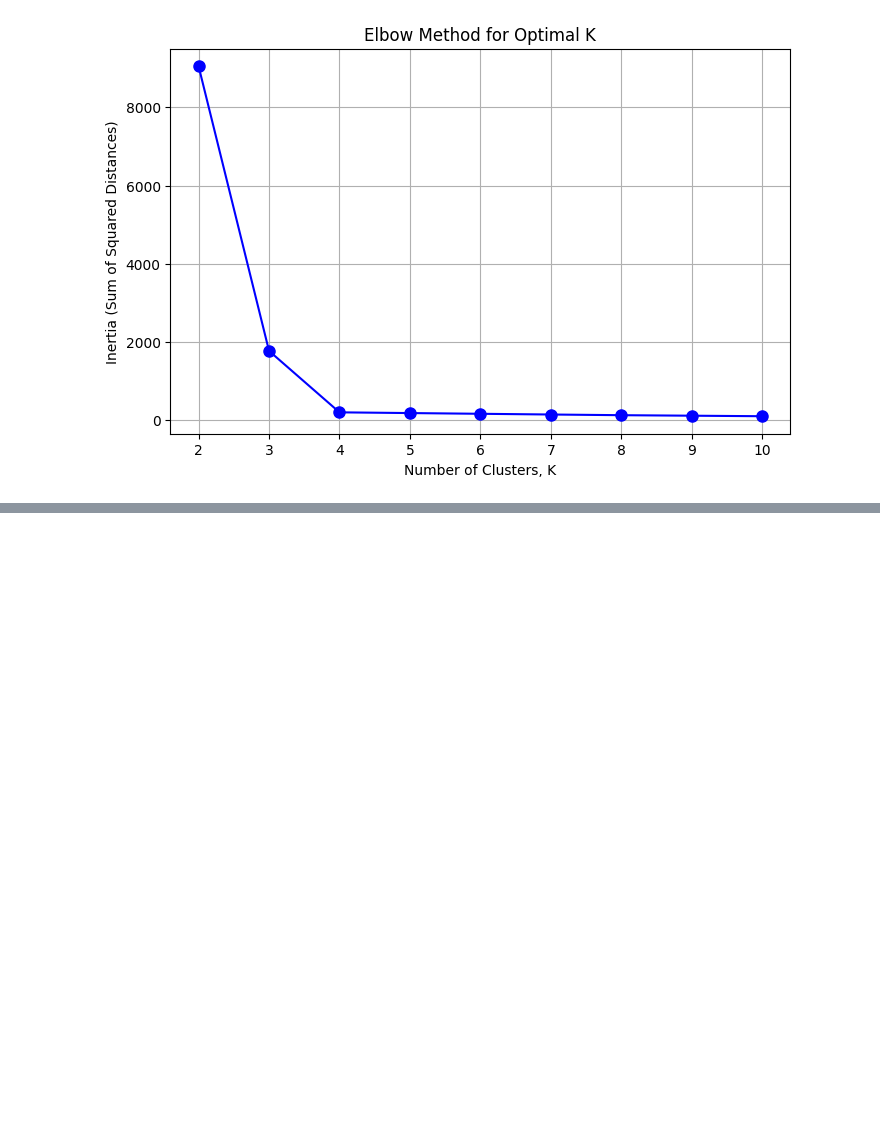
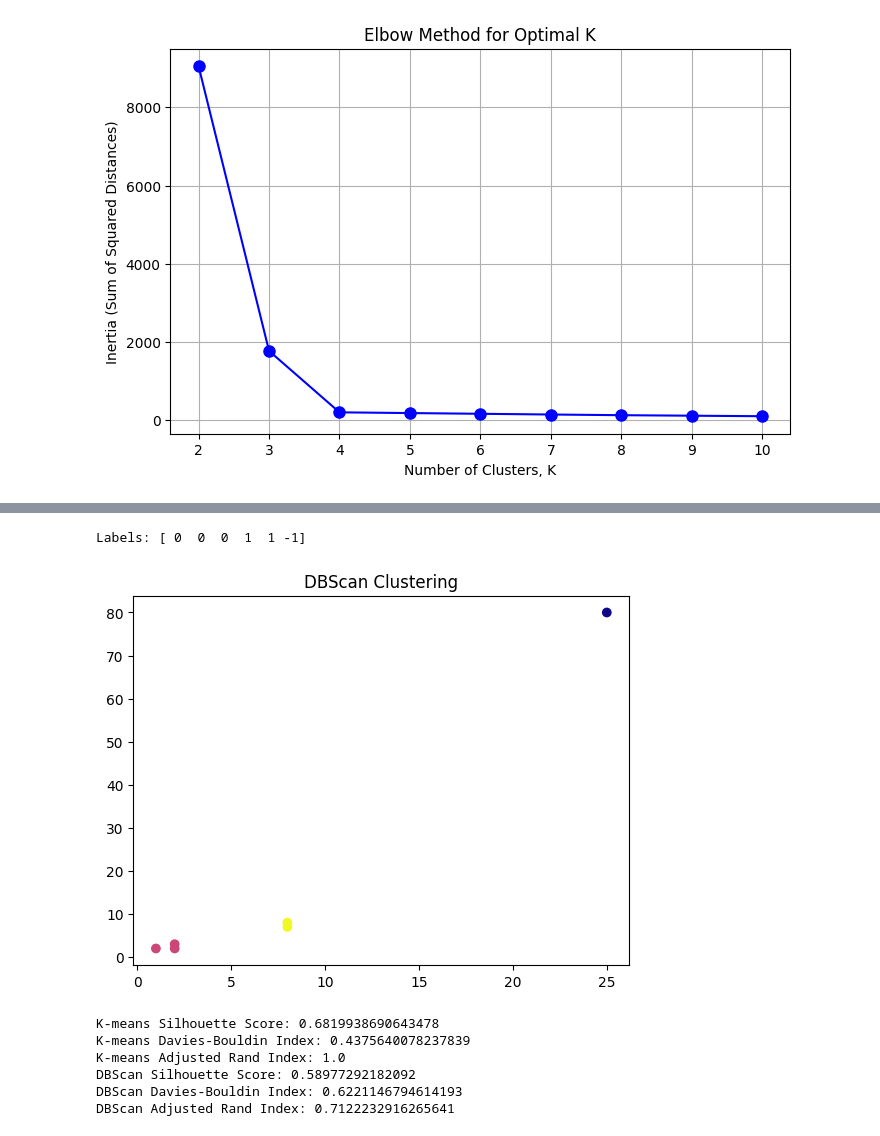
Before and after one commit to izamrosiawan/ss-code-semester-3, a Jupyter notebook: infrastruktur-dan-platform-untuk-sains-data/minggu-9/lab/clustering.ipynb, the cells around one changed output, grey strips where cells are left out. Drawn from its saved outputs; the diff is of its cells as text; code cells hidden in the pictures; blank space fills up the shorter version.

```diff
--- a/infrastruktur-dan-platform-untuk-sains-data/minggu-9/lab/clustering.ipynb
+++ b/infrastruktur-dan-platform-untuk-sains-data/minggu-9/lab/clustering.ipynb
@@ -55,0 +107,53 @@ plt.show()
+# %%
+from sklearn.cluster import DBSCAN
+import numpy as np
+import matplotlib.pyplot as plt
+
+# Contoh data
+X = np.array([[1, 2], [2, 2], [2, 3], [8, 7], [8, 8], [25, 80]])
+
+# Membuat model DBScan
+dbscan = DBSCAN(eps=3, min_samples=2)
+dbscan.fit(X)
+
+# Hasil klasterisasi
+print("Labels:", dbscan.labels_)
+
+# Visualisasi
+plt.scatter(X[:, 0], X[:, 1], c=dbscan.labels_, cmap='plasma')
+plt.title("DBScan Clustering")
+plt.show()
+# %% [output]
+Labels: [ 0  0  0  1  1 -1]
+[figure, added]
+# %%
+from sklearn.metrics import silhouette_score, davies_bouldin_score, adjusted_rand_score
+from sklearn.datasets import make_blobs
+
+# Membuat data contoh
+X, y_true = make_blobs(n_samples=300, centers=4, cluster_std=0.6, random_state=0)
+
+# K-means
+kmeans = KMeans(n_clusters=4)
+kmeans_labels = kmeans.fit_predict(X)
+
+# DBScan
+dbscan = DBSCAN(eps=0.8, min_samples=5)
+dbscan_labels = dbscan.fit_predict(X)
+
+# Metrik Evaluasi K-means
+print("K-means Silhouette Score:", silhouette_score(X, kmeans_labels))
+print("K-means Davies-Bouldin Index:", davies_bouldin_score(X, kmeans_labels))
+print("K-means Adjusted Rand Index:", adjusted_rand_score(y_true, kmeans_labels))
+
+# Metrik Evaluasi DBScan
+print("DBScan Silhouette Score:", silhouette_score(X, dbscan_labels))
+print("DBScan Davies-Bouldin Index:", davies_bouldin_score(X, dbscan_labels))
+print("DBScan Adjusted Rand Index:", adjusted_rand_score(y_true, dbscan_labels))
+# %% [output]
+K-means Silhouette Score: 0.6819938690643478
+K-means Davies-Bouldin Index: 0.4375640078237839
+K-means Adjusted Rand Index: 1.0
+DBScan Silhouette Score: 0.58977292182092
+DBScan Davies-Bouldin Index: 0.6221146794614193
+DBScan Adjusted Rand Index: 0.7122232916265641
```
Also changed, not shown: parts of 2 cells of this notebook.
